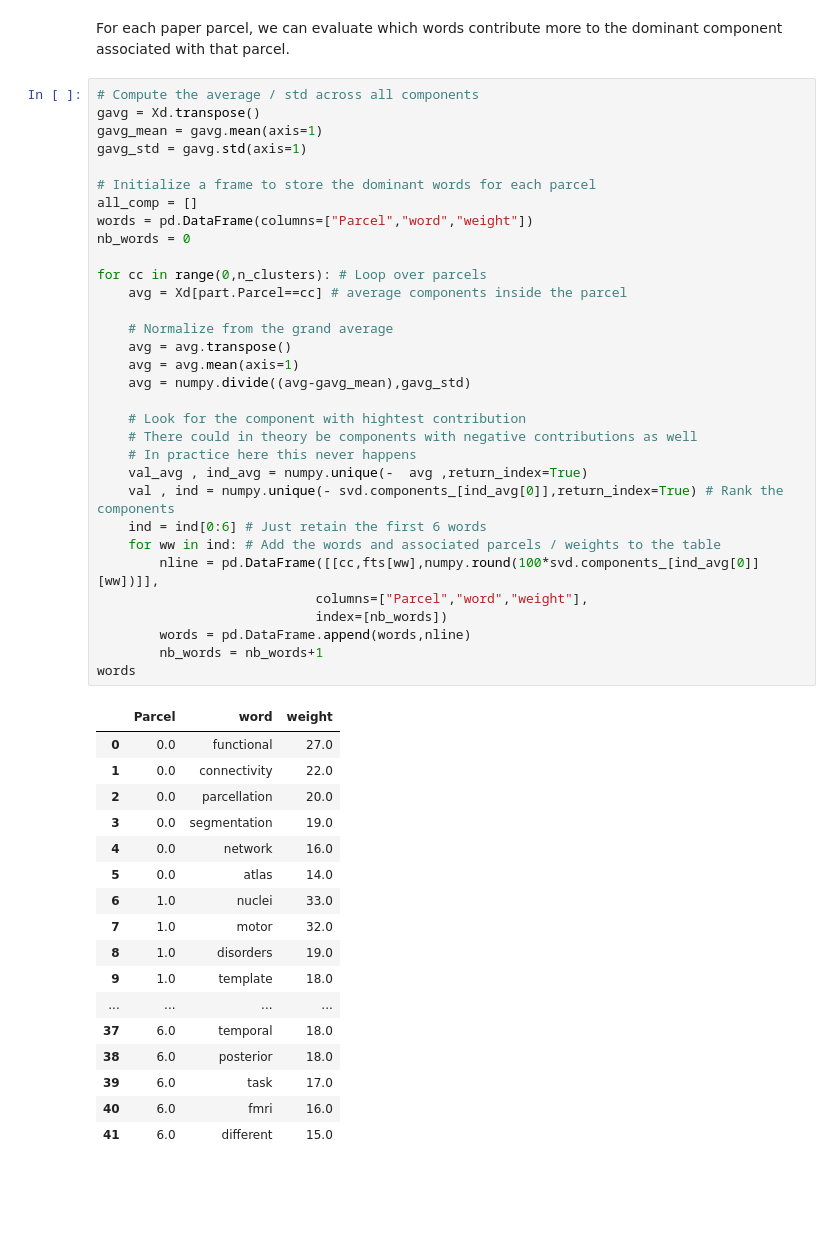
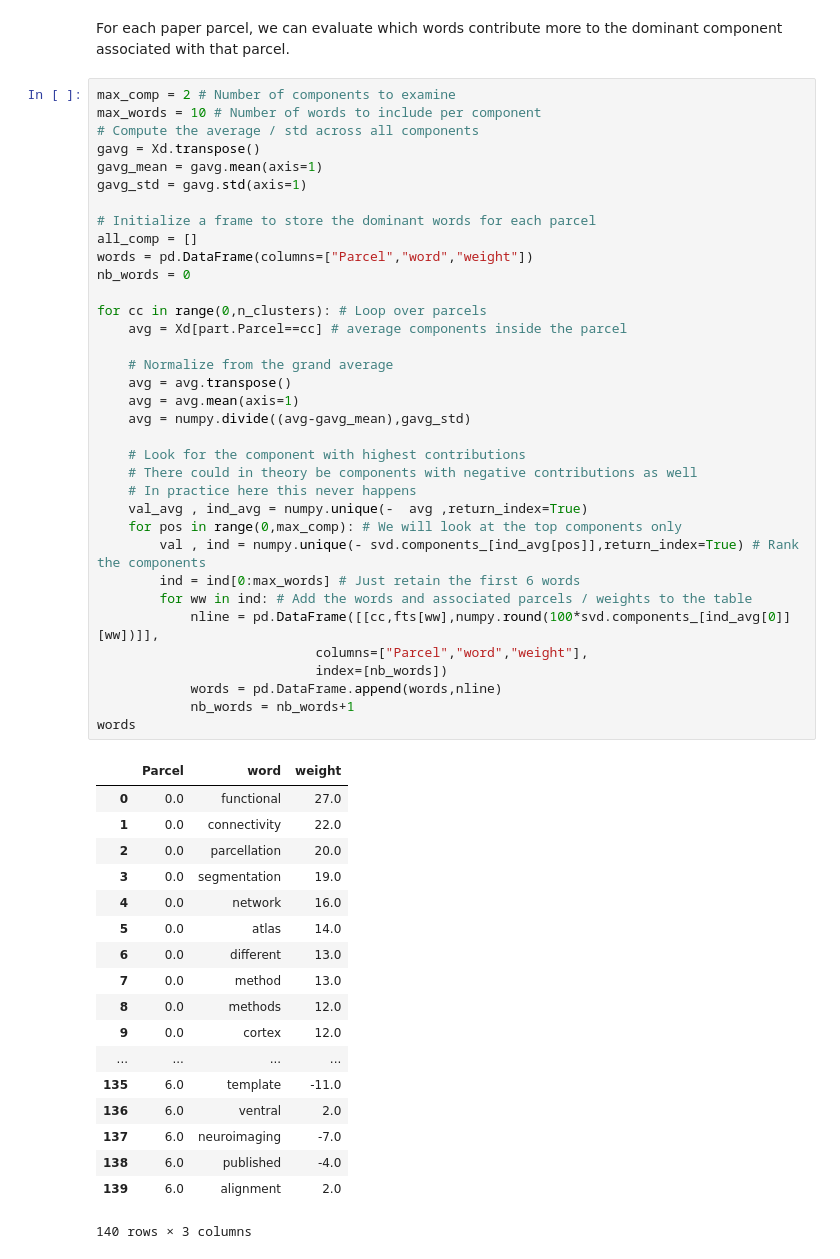
Before and after one commit to SIMEXP/si_parcellation_segmentation, a Jupyter notebook: editorial_NIMG_brain_segmentation_parcellation.ipynb, the cells around one changed output. Drawn from its saved outputs; the diff is of its cells as text; blank space fills up the shorter version.

```diff
--- a/editorial_NIMG_brain_segmentation_parcellation.ipynb
+++ b/editorial_NIMG_brain_segmentation_parcellation.ipynb
@@ -151,52 +152,56 @@ tab.style # display the table
 # %% [markdown]
 For each paper parcel, we can evaluate which words contribute more to the dominant component associated with that parcel.
 # %%
+max_comp = 2 # Number of components to examine
+max_words = 10 # Number of words to include per component
 # Compute the average / std across all components
 gavg = Xd.transpose()
 gavg_mean = gavg.mean(axis=1)
 gavg_std = gavg.std(axis=1)
 
 # Initialize a frame to store the dominant words for each parcel
 all_comp = []
 words = pd.DataFrame(columns=["Parcel","word","weight"])
 nb_words = 0
 
 for cc in range(0,n_clusters): # Loop over parcels
     avg = Xd[part.Parcel==cc] # average components inside the parcel
 
     # Normalize from the grand average
     avg = avg.transpose()
     avg = avg.mean(axis=1)
     avg = numpy.divide((avg-gavg_mean),gavg_std)
 
-    # Look for the component with hightest contribution
+    # Look for the component with highest contributions
     # There could in theory be components with negative contributions as well
     # In practice here this never happens
     val_avg , ind_avg = numpy.unique(-  avg ,return_index=True)
-    val , ind = numpy.unique(- svd.components_[ind_avg[0]],return_index=True) # Rank the components
-    ind = ind[0:6] # Just retain the first 6 words
-    for ww in ind: # Add the words and associated parcels / weights to the table
-        nline = pd.DataFrame([[cc,fts[ww],numpy.round(100*svd.components_[ind_avg[0]][ww])]],
+    for pos in range(0,max_comp): # We will look at the top components only
+        val , ind = numpy.unique(- svd.components_[ind_avg[pos]],return_index=True) # Rank the components
+        ind = ind[0:max_words] # Just retain the first 6 words
+        for ww in ind: # Add the words and associated parcels / weights to the table
+            nline = pd.DataFrame([[cc,fts[ww],numpy.round(100*svd.components_[ind_avg[0]][ww])]],
                             columns=["Parcel","word","weight"],
                             index=[nb_words])
-        words = pd.DataFrame.append(words,nline)
-        nb_words = nb_words+1
+            words = pd.DataFrame.append(words,nline)
+            nb_words = nb_words+1
 words
 # %% [output]
 |  | Parcel | word | weight |
 | 0 | 0.0 | functional | 27.0 |
 | 1 | 0.0 | connectivity | 22.0 |
 | 2 | 0.0 | parcellation | 20.0 |
 | 3 | 0.0 | segmentation | 19.0 |
 | 4 | 0.0 | network | 16.0 |
 | 5 | 0.0 | atlas | 14.0 |
-| 6 | 1.0 | nuclei | 33.0 |
-| 7 | 1.0 | motor | 32.0 |
-| 8 | 1.0 | disorders | 19.0 |
-| 9 | 1.0 | template | 18.0 |
+| 6 | 0.0 | different | 13.0 |
+| 7 | 0.0 | method | 13.0 |
+| 8 | 0.0 | methods | 12.0 |
+| 9 | 0.0 | cortex | 12.0 |
 | ... | ... | ... | ... |
-| 37 | 6.0 | temporal | 18.0 |
-| 38 | 6.0 | posterior | 18.0 |
-| 39 | 6.0 | task | 17.0 |
-| 40 | 6.0 | fmri | 16.0 |
-| 41 | 6.0 | different | 15.0 |
+| 135 | 6.0 | template | -11.0 |
+| 136 | 6.0 | ventral | 2.0 |
+| 137 | 6.0 | neuroimaging | -7.0 |
+| 138 | 6.0 | published | -4.0 |
+| 139 | 6.0 | alignment | 2.0 |
+140 rows × 3 columns
```
Also changed, not shown: parts of 7 cells of this notebook.
